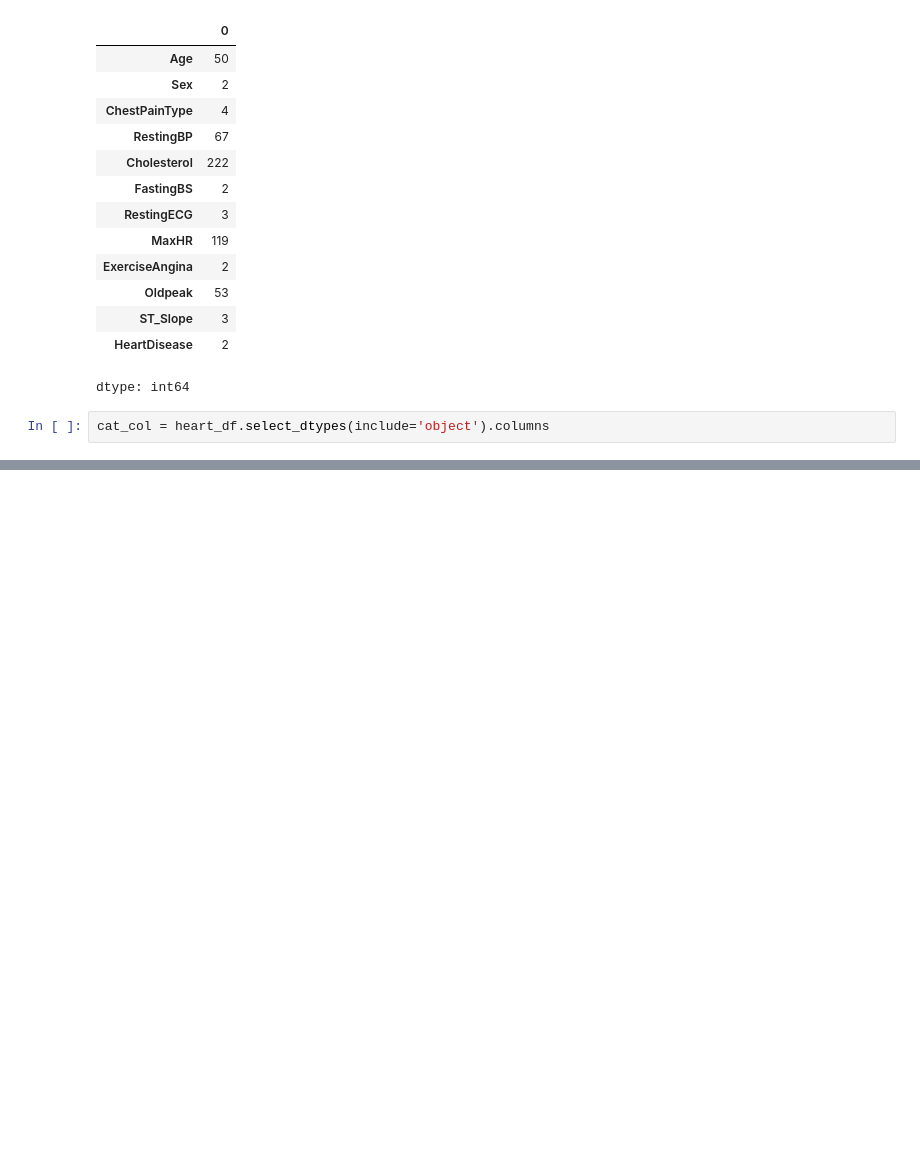
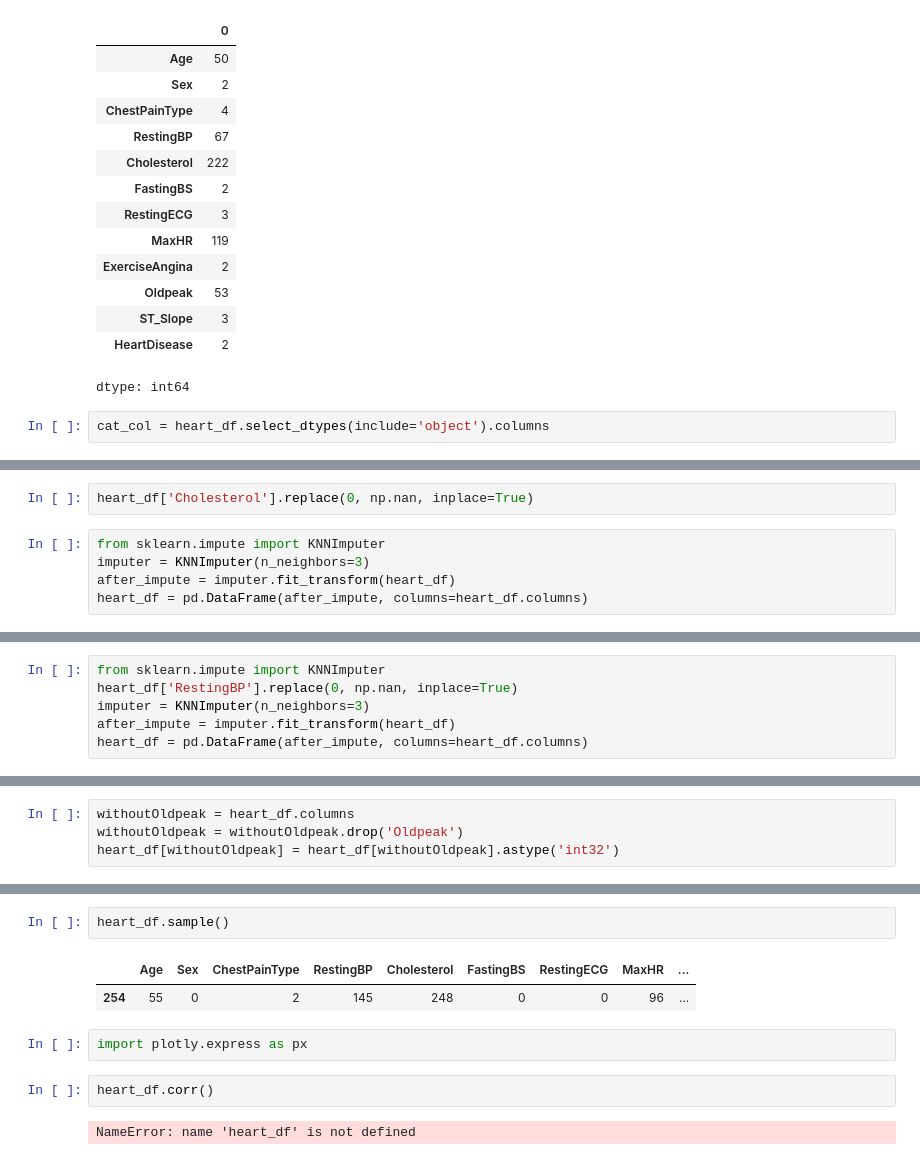
Before and after one commit to Deepanshu-ux/Deepanshu-ux.github.io, a Jupyter notebook: Heart_disease_prediction.ipynb, the cells around one changed output, grey strips where cells are left out. Drawn from its saved outputs; the diff is of its cells as text; blank space fills up the shorter version.

```diff
--- a/Heart_disease_prediction.ipynb
+++ b/Heart_disease_prediction.ipynb
@@ -136,0 +213,7 @@ cat_col = heart_df.select_dtypes(include='object').columns
+# %%
+heart_df['Cholesterol'].replace(0, np.nan, inplace=True)
+# %%
+from sklearn.impute import KNNImputer
+imputer = KNNImputer(n_neighbors=3)
+after_impute = imputer.fit_transform(heart_df)
+heart_df = pd.DataFrame(after_impute, columns=heart_df.columns)
@@ -136,0 +256,6 @@ cat_col = heart_df.select_dtypes(include='object').columns
+# %%
+from sklearn.impute import KNNImputer
+heart_df['RestingBP'].replace(0, np.nan, inplace=True)
+imputer = KNNImputer(n_neighbors=3)
+after_impute = imputer.fit_transform(heart_df)
+heart_df = pd.DataFrame(after_impute, columns=heart_df.columns)
@@ -136,0 +278,4 @@ cat_col = heart_df.select_dtypes(include='object').columns
+# %%
+withoutOldpeak = heart_df.columns
+withoutOldpeak = withoutOldpeak.drop('Oldpeak')
+heart_df[withoutOldpeak] = heart_df[withoutOldpeak].astype('int32')
@@ -136,0 +312,11 @@ cat_col = heart_df.select_dtypes(include='object').columns
+# %%
+heart_df.sample()
+# %% [output]
+|  | Age | Sex | ChestPainType | RestingBP | Cholesterol | FastingBS | RestingECG | MaxHR | ... |
+| 254 | 55 | 0 | 2 | 145 | 248 | 0 | 0 | 96 | ... |
+# %%
+import plotly.express as px
+# %%
+heart_df.corr()
+# %% [output]
+NameError: name 'heart_df' is not defined
```
Also changed, not shown: parts of 19 cells of this notebook.
